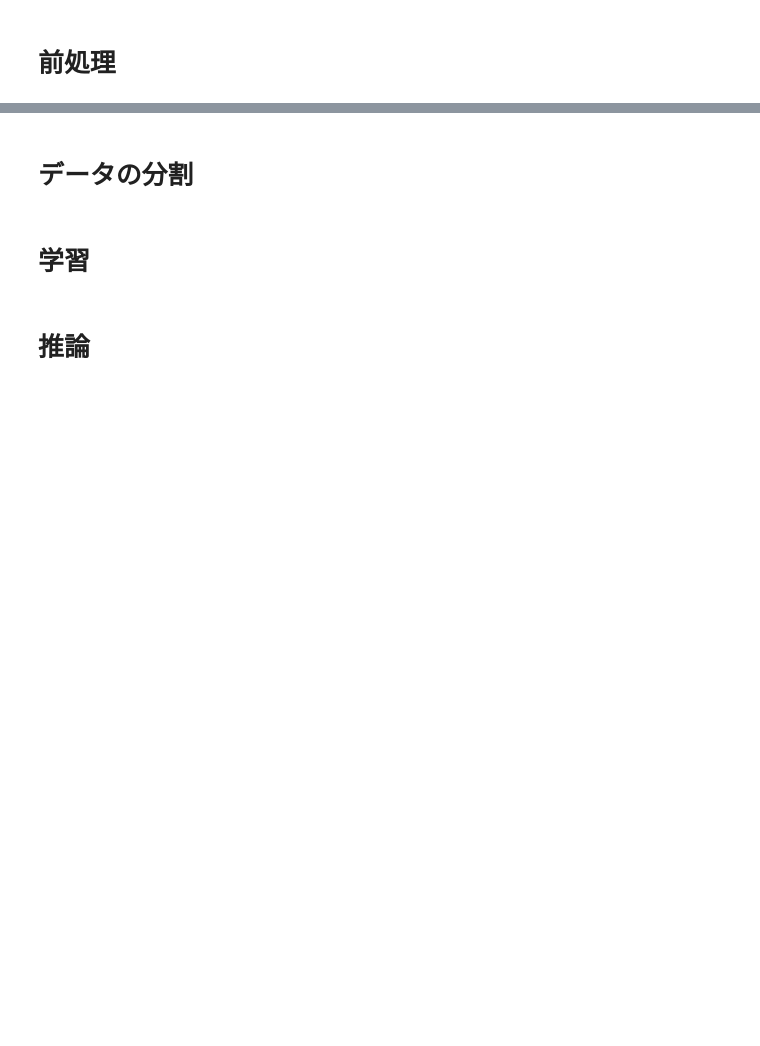
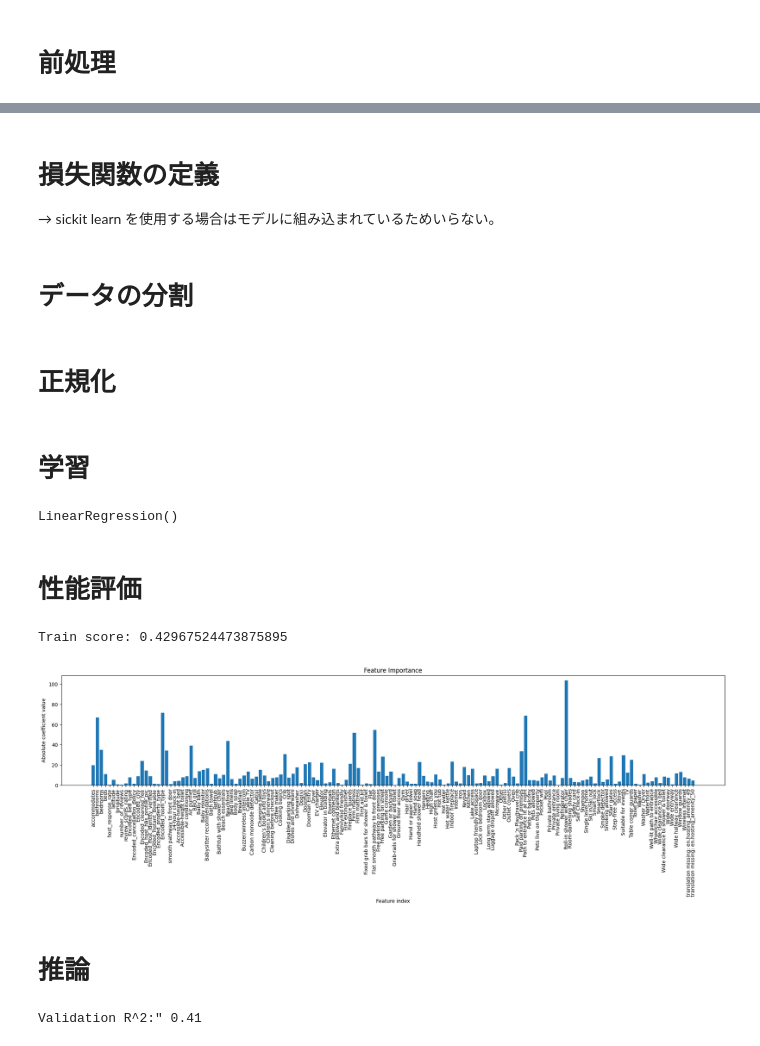
Before and after one commit to ryo-k2mt/lodging-price-prediction, a Jupyter notebook: lodging_price_prediction.ipynb, the cells around one changed output, grey strips where cells are left out. Saved outputs shown, nothing was run; the diff lists cells and outputs as text; code cells hidden in the pictures; blank space fills up the shorter version.

```diff
--- a/lodging_price_prediction.ipynb
+++ b/lodging_price_prediction.ipynb
@@ -18,0 +292,5 @@ import sklearn
+# %%
+# 最頻値で欠損値を埋める
+for column in missing_value_columns:
+  mode = train_data[column].mode()[0]
+  train_data[column] = train_data[column].fillna(mode)
@@ -19,2 +314,12 @@ import sklearn
+# %% [markdown]
+# 損失関数の定義
+→ sickit learn を使用する場合はモデルに組み込まれているためいらない。
 # %% [markdown]
 # データの分割
+# %%
+t = train_data['y'].astype(int)
+train_data = train_data.drop('y', axis=1)
+# %%
+x_train, x_val, t_train, t_val = train_test_split(train_data, t, train_size=0.8, random_state=0)
+# %% [markdown]
+# 正規化
@@ -21,4 +330,28 @@ import sklearn
 # %% [markdown]
 # 学習
+# %%
+# model = SGDClassifier(loss='log_loss', random_state=0)
+model = LinearRegression()
+model.fit(x_train, t_train)
+# %% [output]
+LinearRegression()
+# %% [markdown]
+# 性能評価
+# %%
+train_score = model.score(x_train, t_train)
+print(f"Train score: {train_score}")
+# %% [output]
+Train score: 0.42967524473875895
+# %%
+coef = model.coef_
+plt.figure(figsize=(24, 4))
+plt.bar(train_data.columns, abs(coef))
+plt.xlabel('Feature index')
+plt.ylabel('Absolute coefficient value')
+plt.title('Feature Importance')
+plt.xticks(rotation=90)
+plt.show()
+# %% [output]
+[figure, added]
 # %% [markdown]
 # 推論
@@ -24,0 +360,8 @@ import sklearn
+# %%
+from sklearn.metrics import r2_score
+
+# 回帰モデルの評価
+val_r2 = r2_score(t_val, val_pred)
+print(f'Validation R^2:" {round(val_r2, 2)}')
+# %% [output]
+Validation R^2:" 0.41
```
Also changed, not shown: parts of 39 cells of this notebook.
